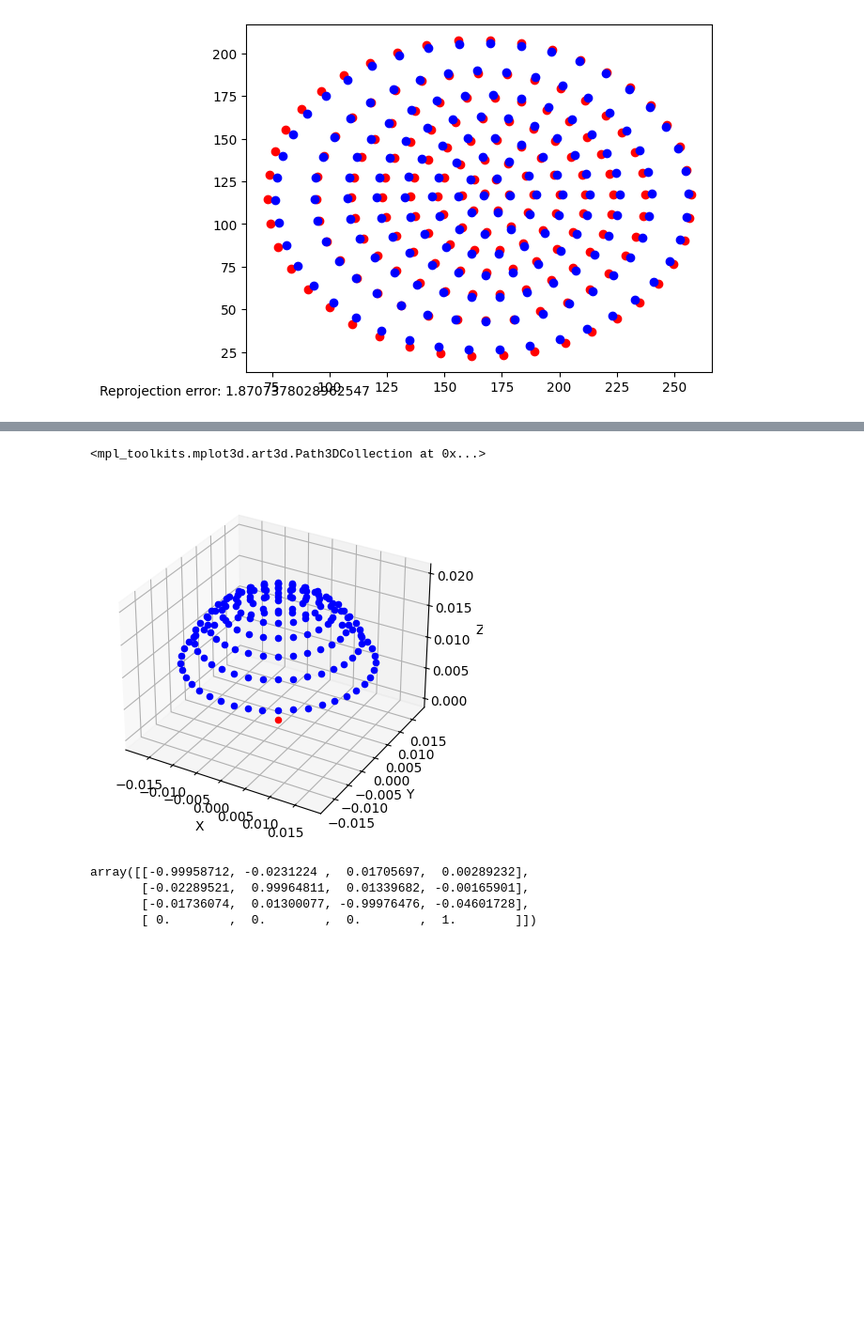
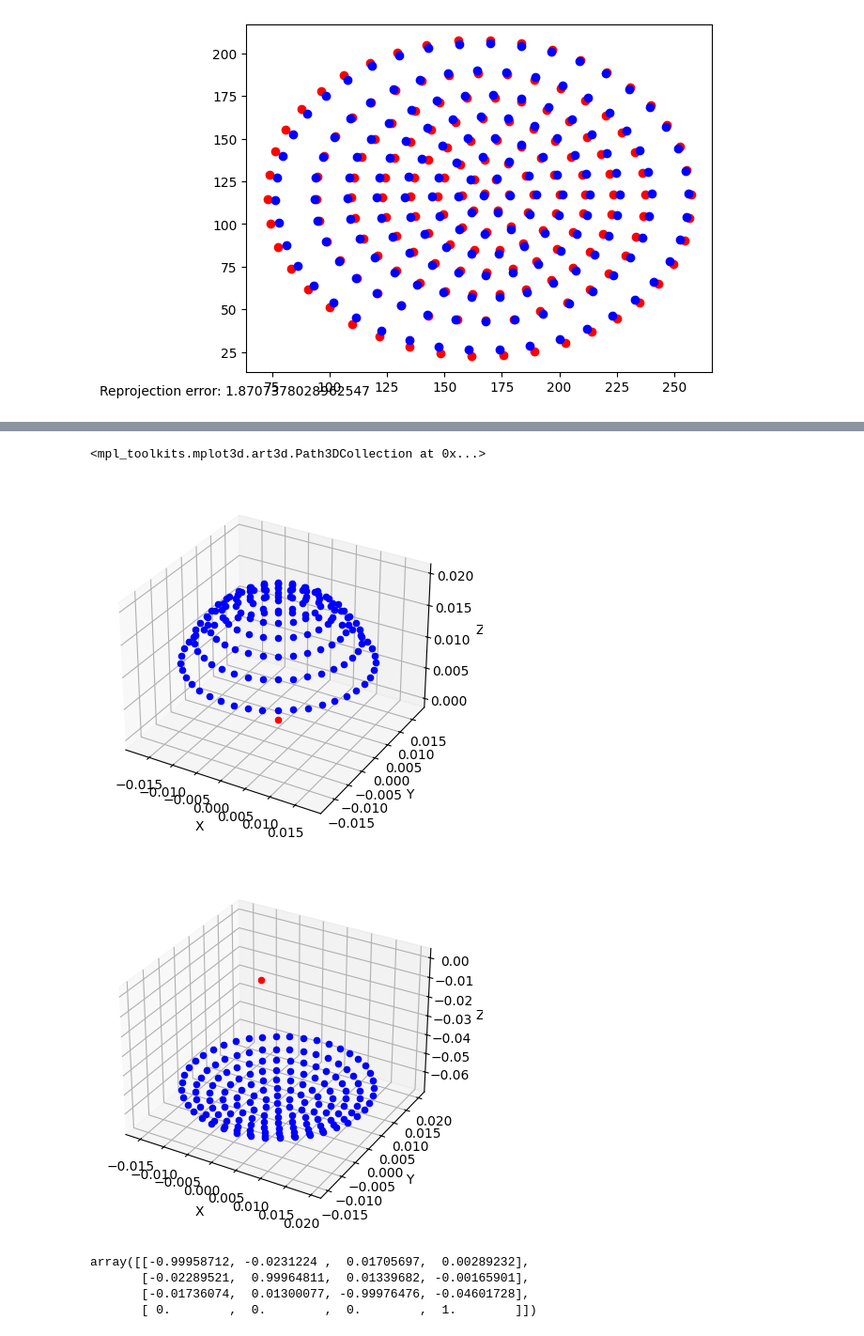
Before and after one commit to AdvancedResearchInnovationCenter/nvbts, a Jupyter notebook: cam2sensor.ipynb, the cells around one changed output, grey strips where cells are left out. Shown at 94% size. Drawn from its saved outputs; the diff is of its cells as text; code cells hidden in the pictures; blank space fills up the shorter version.

```diff
--- a/cam2sensor.ipynb
+++ b/cam2sensor.ipynb
@@ -165,22 +174,36 @@ plt.imshow(image)
 # %%
 #make 3d ax
 
 # Draw the 3D markers
 fig = plt.figure()
 ax = fig.add_subplot(111, projection='3d')
 ax.set_xlabel('X')
 ax.set_ylabel('Y')
 ax.set_zlabel('Z')
 
 # Draw the 3D markers
 for marker in calibrator._3d_markers_arr:
     ax.scatter(marker[0], marker[1], marker[2], c='b', marker='o')
 
 ax.scatter(0, 0, 0, c='r', marker='o')
+
+fig = plt.figure()
+ax = fig.add_subplot(111, projection='3d')
+ax.set_xlabel('X')
+ax.set_ylabel('Y')
+ax.set_zlabel('Z')
+
+# Draw the 3D markers
+for marker in xyz_cam:
+    ax.scatter(marker[0], marker[1], marker[2], c='b', marker='o')
+
+ax.scatter(0, 0, 0, c='r', marker='o')
+
 # calibrator._3d_markers_arr
 # %% [output]
 <mpl_toolkits.mplot3d.art3d.Path3DCollection at 0x...>
 [figure]
+[figure, added]
 # %%
 from scipy.spatial.transform import Rotation as R
 
```
Also changed, not shown: parts of 9 cells of this notebook, 2 other files.
